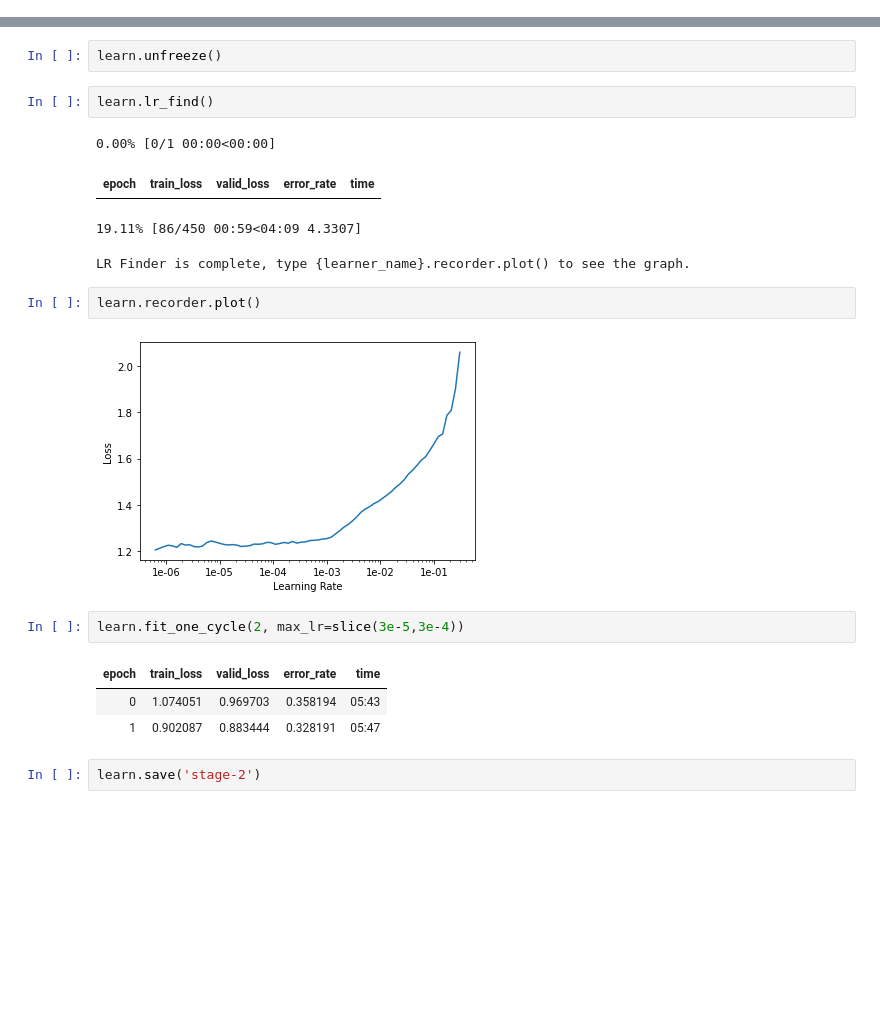
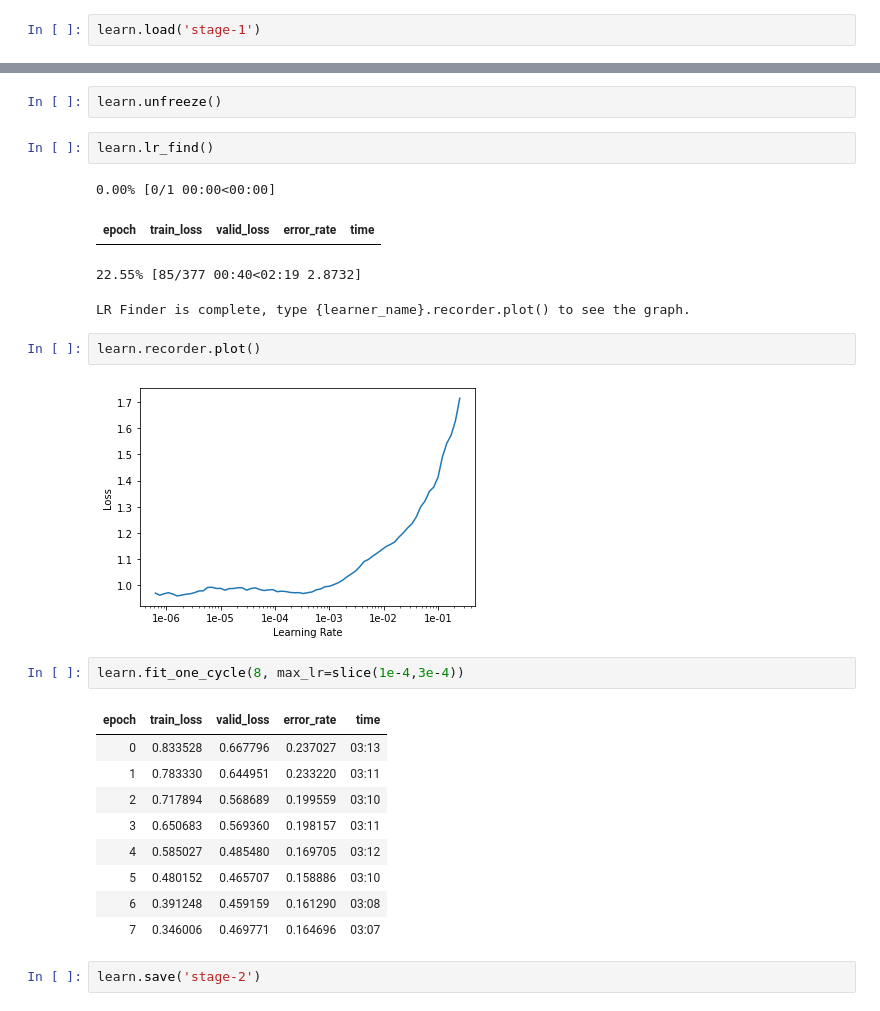
Before and after one commit to jy6zheng/FacialExpressionRecognition, a Jupyter notebook: Facial_recognition.ipynb, the cells around one changed output, grey strips where cells are left out. Cells and saved outputs as stored; diff of their text form; blank space fills up the shorter version.

```diff
--- a/Facial_recognition.ipynb
+++ b/Facial_recognition.ipynb
@@ -78,2 +78,4 @@ learn.fit_one_cycle(4)
 # %%
 learn.save('stage-1')
+# %%
+learn.load('stage-1')
@@ -84,18 +104,24 @@ learn.lr_find()
 # %% [output]
 0.00% [0/1 00:00<00:00]
 | epoch | train_loss | valid_loss | error_rate | time |
-19.11% [86/450 00:59<04:09 4.3307]
+22.55% [85/377 00:40<02:19 2.8732]
 LR Finder is complete, type {learner_name}.recorder.plot() to see the graph.
 # %%
 learn.recorder.plot()
 # %% [output]
-[figure, old version]
+[figure, new version]
 # %%
-learn.fit_one_cycle(2, max_lr=slice(3e-5,3e-4))
+learn.fit_one_cycle(8, max_lr=slice(1e-4,3e-4))
 # %% [output]
 | epoch | train_loss | valid_loss | error_rate | time |
-| 0 | 1.074051 | 0.969703 | 0.358194 | 05:43 |
-| 1 | 0.902087 | 0.883444 | 0.328191 | 05:47 |
+| 0 | 0.833528 | 0.667796 | 0.237027 | 03:13 |
+| 1 | 0.783330 | 0.644951 | 0.233220 | 03:11 |
+| 2 | 0.717894 | 0.568689 | 0.199559 | 03:10 |
+| 3 | 0.650683 | 0.569360 | 0.198157 | 03:11 |
+| 4 | 0.585027 | 0.485480 | 0.169705 | 03:12 |
+| 5 | 0.480152 | 0.465707 | 0.158886 | 03:10 |
+| 6 | 0.391248 | 0.459159 | 0.161290 | 03:08 |
+| 7 | 0.346006 | 0.469771 | 0.164696 | 03:07 |
 # %%
 learn.save('stage-2')
 # %%
```
Also changed, not shown: parts of 7 cells of this notebook.
